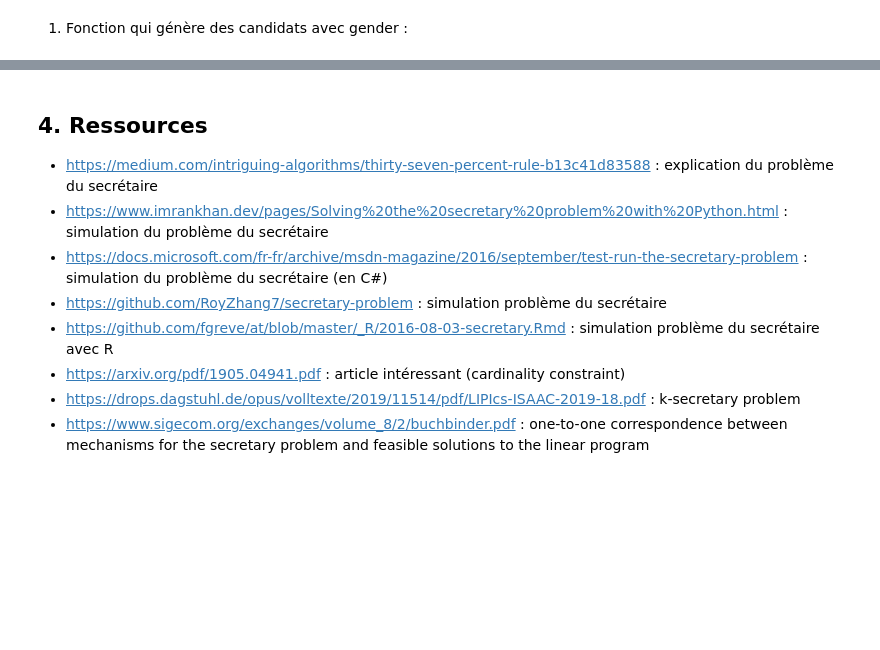
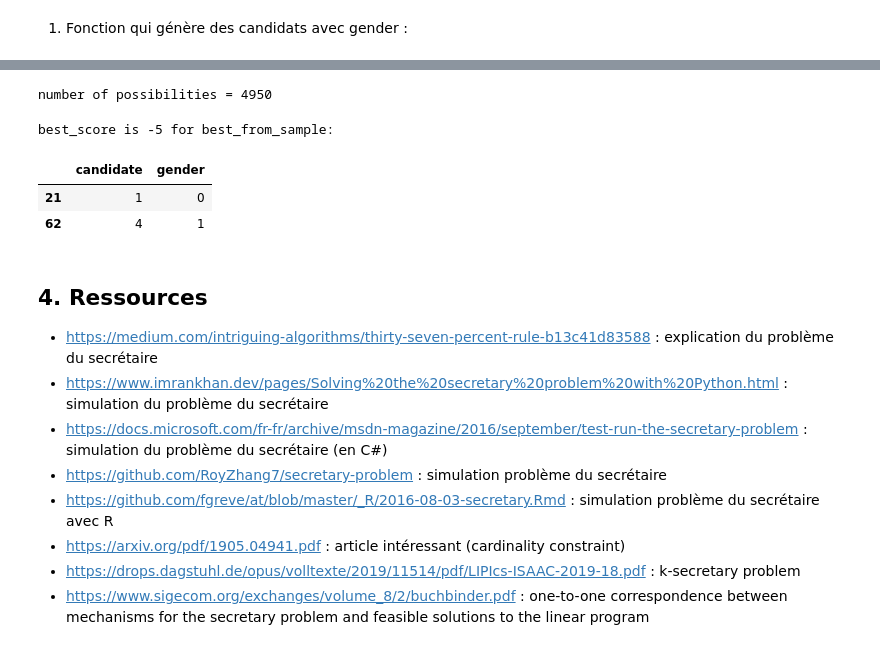
Before and after one commit to victor-kerros/secretary_problem_with_constraints, a Jupyter notebook: secretary_problem_simulation.ipynb, the cells around one changed output, grey strips where cells are left out. Drawn from its saved outputs; the diff is of its cells as text; code cells hidden in the pictures; blank space fills up the shorter version.

Commit message:
find_best_from_sample

```diff
--- a/secretary_problem_simulation.ipynb
+++ b/secretary_problem_simulation.ipynb
@@ -342,2 +344,7 @@ parity_score is 0.3 when prop of women is 0.4 and when prop of women amongst top
 # %%
-stop
+def objective_function(selected_candidates, bonus):
+    candidate = selected_candidates['candidate']
+    if sum(selected_candidates['gender']) == len(selected_candidates) / 2:
+        return sum(candidate) - bonus
+    else:
+        return sum(candidate)
@@ -345,0 +368,26 @@ NameError: name 'stop' is not defined
+# %%
+from itertools import combinations
+
+candidates = generate_candidates_gender(100, prop_women)
+
+# best_from_sample = ?
+k = 2
+bonus = 10
+
+def find_best_from_sample(candidates, k, bonus):
+possibilities = list(combinations(list(candidates.index), k))
+print(f"number of possibilities = {len(possibilities)}")
+best_from_sample = candidates.iloc[list(possibilities[0])]
+best_score = objective_function(best_from_sample, bonus)
+for possibility in tqdm(possibilities, "processing through combinations"):
+    if objective_function(candidates.iloc[list(possibility)], bonus) < objective_function(best_from_sample, bonus):
+        best_from_sample = candidates.iloc[list(possibility)]
+        best_score = objective_function(best_from_sample, bonus)
+print(f"best_score is {best_score} for best_from_sample:")
+display(best_from_sample)
+# %% [output]
+number of possibilities = 4950
+best_score is -5 for best_from_sample:
+|  | candidate | gender |
+| 21 | 1 | 0 |
+| 62 | 4 | 1 |
```
Also changed, not shown: parts of 12 cells of this notebook.
